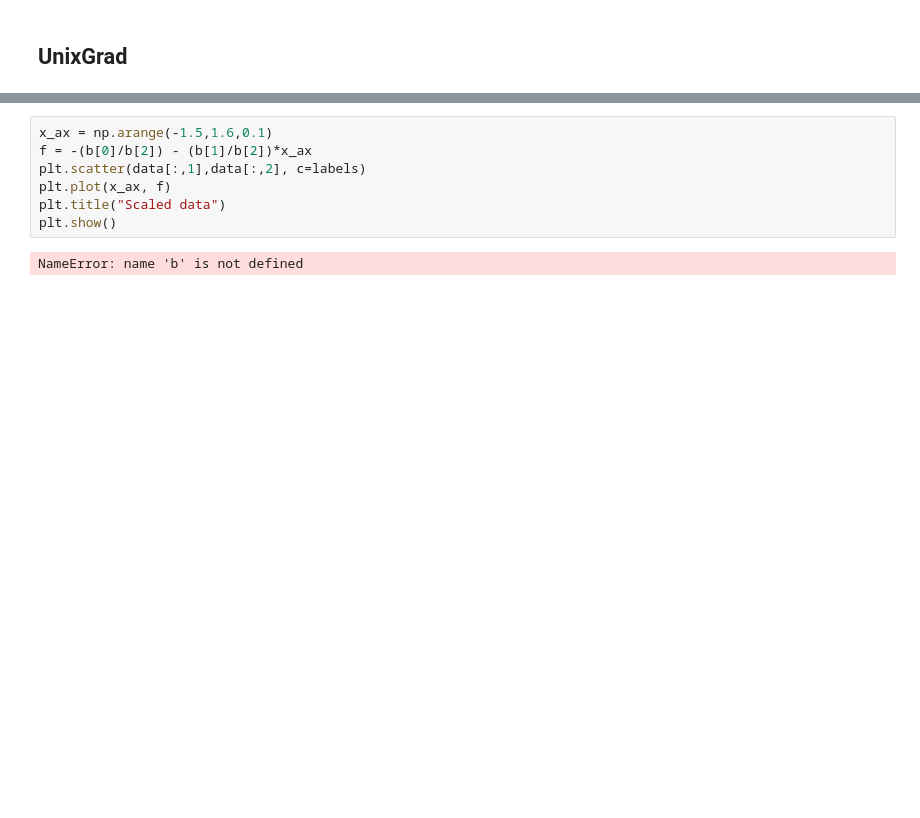
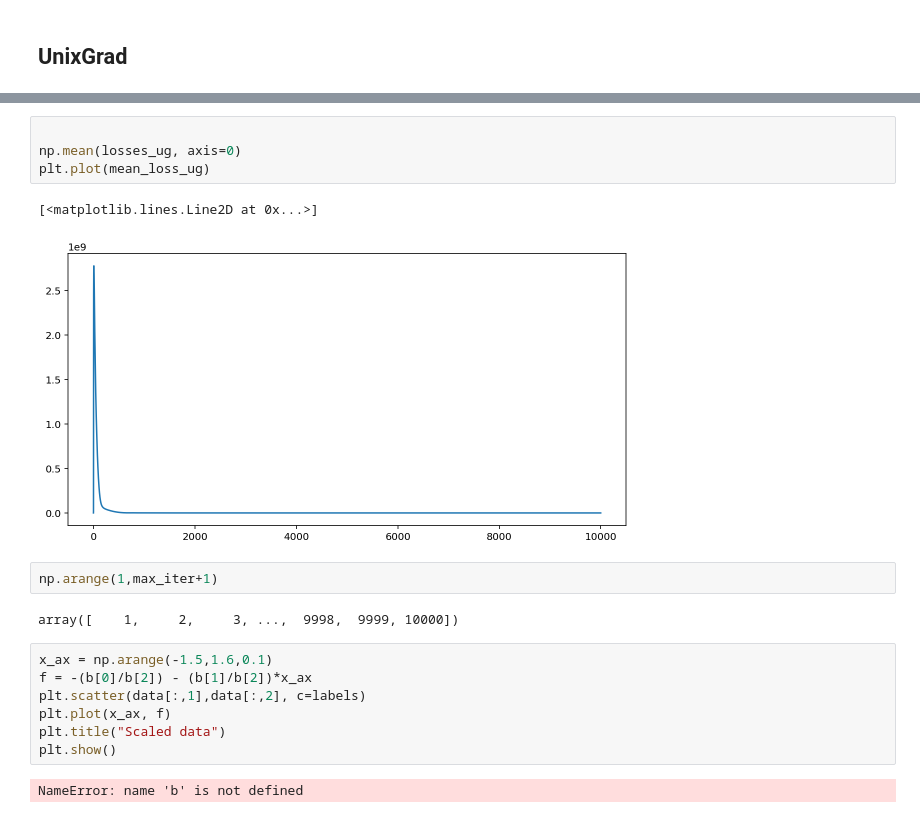
Before and after one commit to FrancescoMandru/Optimization, a Jupyter notebook: jupyter/testfunctions.ipynb, the cells around one changed output, grey strips where cells are left out. Cells and saved outputs as stored; diff of their text form; blank space fills up the shorter version.

```diff
--- a/jupyter/testfunctions.ipynb
+++ b/jupyter/testfunctions.ipynb
@@ -574,3 +727,14 @@ def unixGrad(weights,
+# %%
+
+np.mean(losses_ug, axis=0)
+plt.plot(mean_loss_ug)
+# %% [output]
+[<matplotlib.lines.Line2D at 0x...>]
+[figure, added]
+# %%
+np.arange(1,max_iter+1)
+# %% [output]
+array([    1,     2,     3, ...,  9998,  9999, 10000])
 # %%
 x_ax = np.arange(-1.5,1.6,0.1)
 f = -(b[0]/b[2]) - (b[1]/b[2])*x_ax
```
Also changed, not shown: parts of 6 cells of this notebook, 1 other file.
